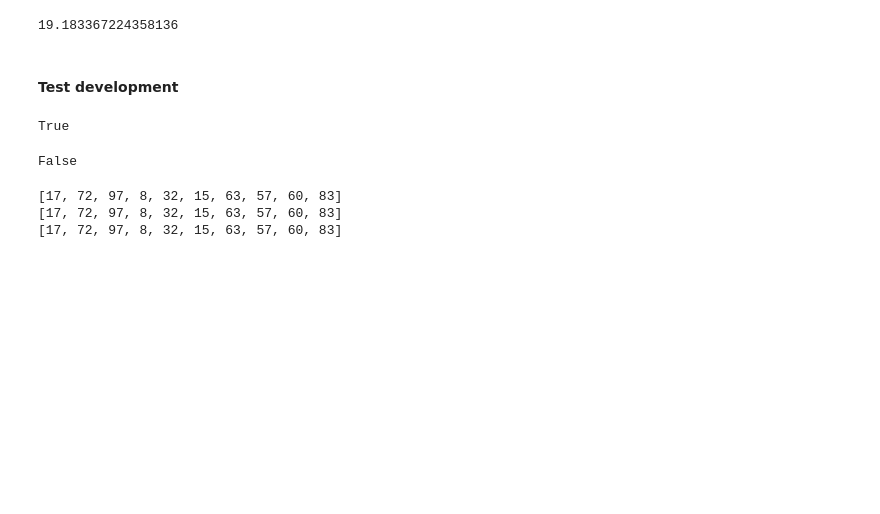
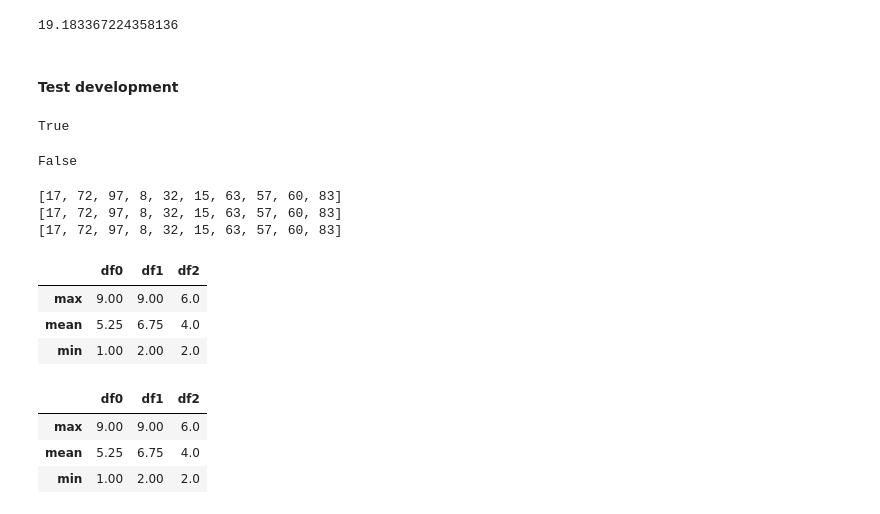
Before and after one commit to ilicdragana/InterPython_Workshop_Example, a Jupyter notebook: test-development.ipynb, the cells around one changed output. Drawn from its saved outputs; the diff is of its cells as text; code cells hidden in the pictures; blank space fills up the shorter version.

```diff
--- a/test-development.ipynb
+++ b/test-development.ipynb
@@ -115,0 +155,16 @@ print(random.sample(range(0, 100), 10))
+# %%
+test_output = pd.DataFrame(data=[[9,9,6],[5.25,6.75,4.],[1,2,2]],columns=['df0','df1','df2'],index=['max','mean','min'])
+# %%
+test_output
+# %% [output]
+|  | df0 | df1 | df2 |
+| max | 9.00 | 9.00 | 6.0 |
+| mean | 5.25 | 6.75 | 4.0 |
+| min | 1.00 | 2.00 | 2.0 |
+# %%
+calc_stats(test_dict, test_dict.keys(), 'b')
+# %% [output]
+|  | df0 | df1 | df2 |
+| max | 9.00 | 9.00 | 6.0 |
+| mean | 5.25 | 6.75 | 4.0 |
+| min | 1.00 | 2.00 | 2.0 |
```
Also changed, not shown: parts of 41 cells of this notebook, 5 other files.
